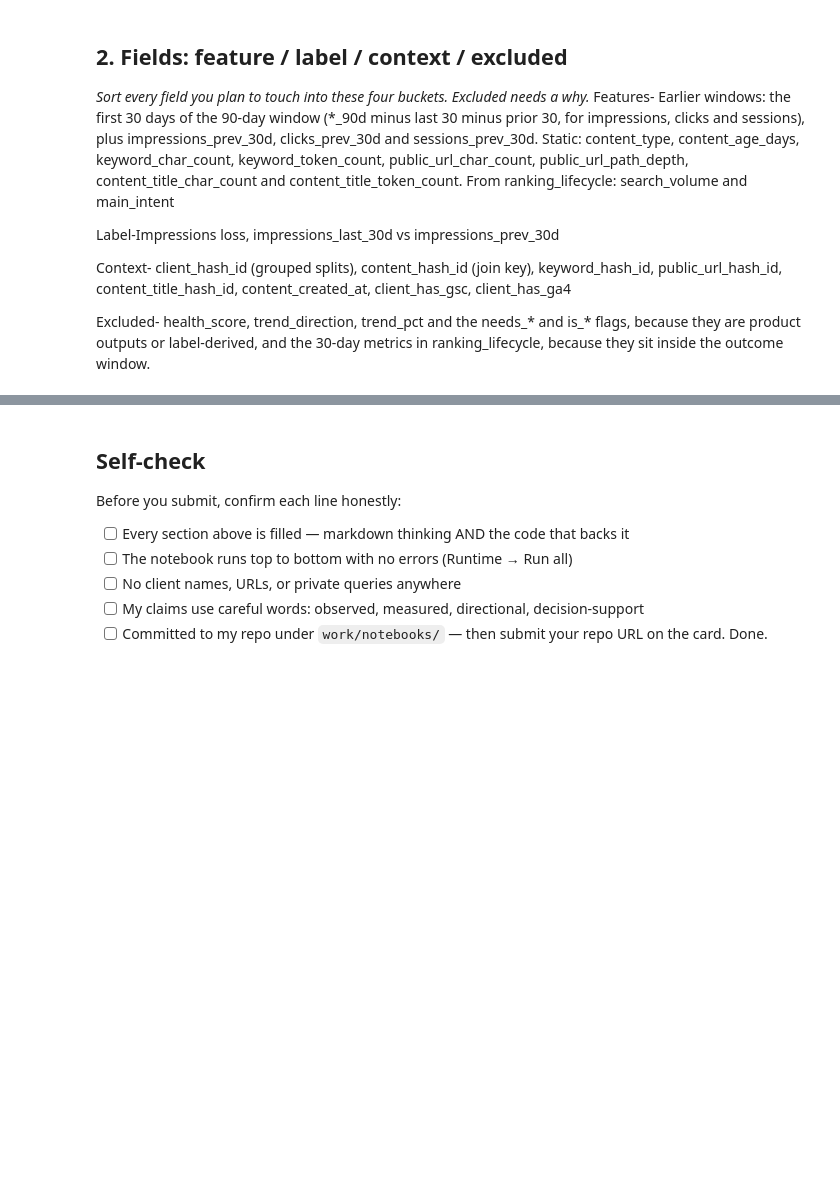
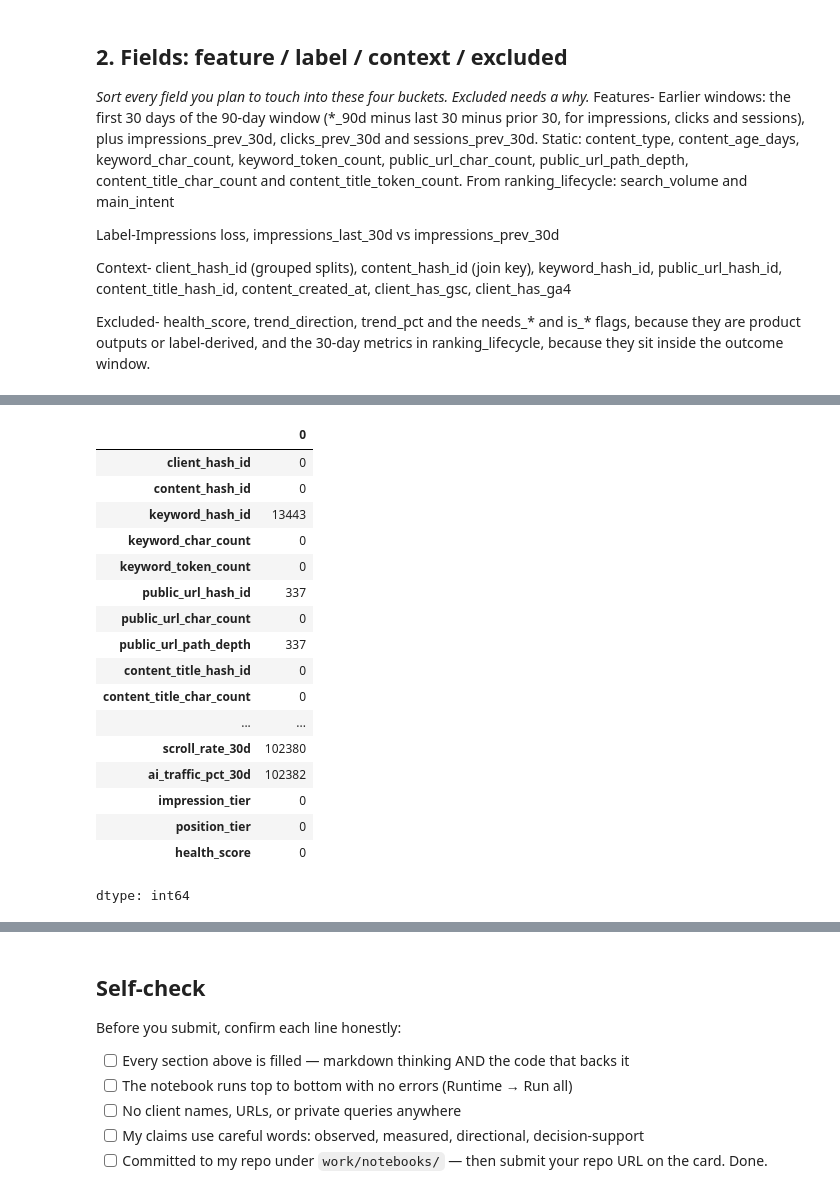
Before and after one commit to jiezugwu/Data-Science, a Jupyter notebook: work/notebooks/w03_data_contract.ipynb, the cells around one changed output, grey strips where cells are left out. Cells and saved outputs as stored; diff of their text form; code cells hidden in the pictures; blank space fills up the shorter version.

```diff
--- a/work/notebooks/w03_data_contract.ipynb
+++ b/work/notebooks/w03_data_contract.ipynb
@@ -43,0 +101,22 @@ Excluded- health_score, trend_direction, trend_pct and the needs_* and is_* flag
+# %%
+#missing values
+df1.isna().sum()
+# %% [output]
+|  | 0 |
+| client_hash_id | 0 |
+| content_hash_id | 0 |
+| keyword_hash_id | 13443 |
+| keyword_char_count | 0 |
+| keyword_token_count | 0 |
+| public_url_hash_id | 337 |
+| public_url_char_count | 0 |
+| public_url_path_depth | 337 |
+| content_title_hash_id | 0 |
+| content_title_char_count | 0 |
+| ... | ... |
+| scroll_rate_30d | 102380 |
+| ai_traffic_pct_30d | 102382 |
+| impression_tier | 0 |
+| position_tier | 0 |
+| health_score | 0 |
+dtype: int64
```
Also changed, not shown: parts of 9 cells of this notebook.
